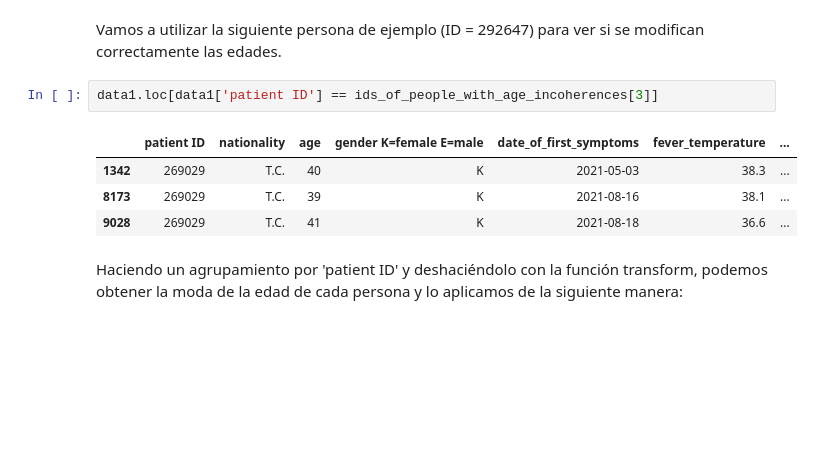
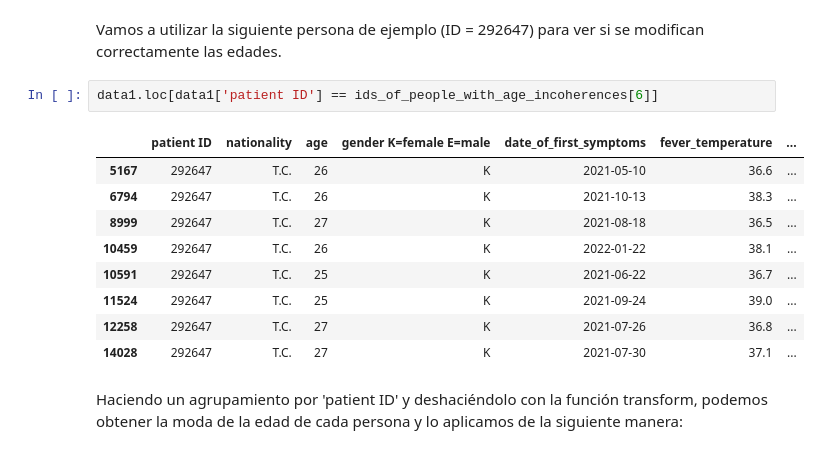
Before and after one commit to javipzv/hospital-data-analysis-and-prediction, a Jupyter notebook: preprocessing.ipynb, the cells around one changed output. Drawn from its saved outputs; the diff is of its cells as text; blank space fills up the shorter version.

```diff
--- a/preprocessing.ipynb
+++ b/preprocessing.ipynb
@@ -154,12 +154,17 @@ ids_of_people_with_age_incoherences = age_incoherences(1)[1]
 # %% [markdown]
 Vamos a utilizar la siguiente persona de ejemplo (ID = 292647) para ver si se modifican correctamente las edades.
 # %%
-data1.loc[data1['patient ID'] == ids_of_people_with_age_incoherences[3]]
+data1.loc[data1['patient ID'] == ids_of_people_with_age_incoherences[6]]
 # %% [output]
 |  | patient ID | nationality | age | gender K=female E=male | date_of_first_symptoms | fever_temperature | ... |
-| 1342 | 269029 | T.C. | 40 | K | 2021-05-03 | 38.3 | ... |
-| 8173 | 269029 | T.C. | 39 | K | 2021-08-16 | 38.1 | ... |
-| 9028 | 269029 | T.C. | 41 | K | 2021-08-18 | 36.6 | ... |
+| 5167 | 292647 | T.C. | 26 | K | 2021-05-10 | 36.6 | ... |
+| 6794 | 292647 | T.C. | 26 | K | 2021-10-13 | 38.3 | ... |
+| 8999 | 292647 | T.C. | 27 | K | 2021-08-18 | 36.5 | ... |
+| 10459 | 292647 | T.C. | 26 | K | 2022-01-22 | 38.1 | ... |
+| 10591 | 292647 | T.C. | 25 | K | 2021-06-22 | 36.7 | ... |
+| 11524 | 292647 | T.C. | 25 | K | 2021-09-24 | 39.0 | ... |
+| 12258 | 292647 | T.C. | 27 | K | 2021-07-26 | 36.8 | ... |
+| 14028 | 292647 | T.C. | 27 | K | 2021-07-30 | 37.1 | ... |
 # %% [markdown]
 Haciendo un agrupamiento por 'patient ID' y deshaciéndolo con la función transform, podemos obtener la moda de la edad de cada persona y lo aplicamos de la siguiente manera:
 # %%
```
Also changed, not shown: parts of 1 cell of this notebook, 1 other file.
